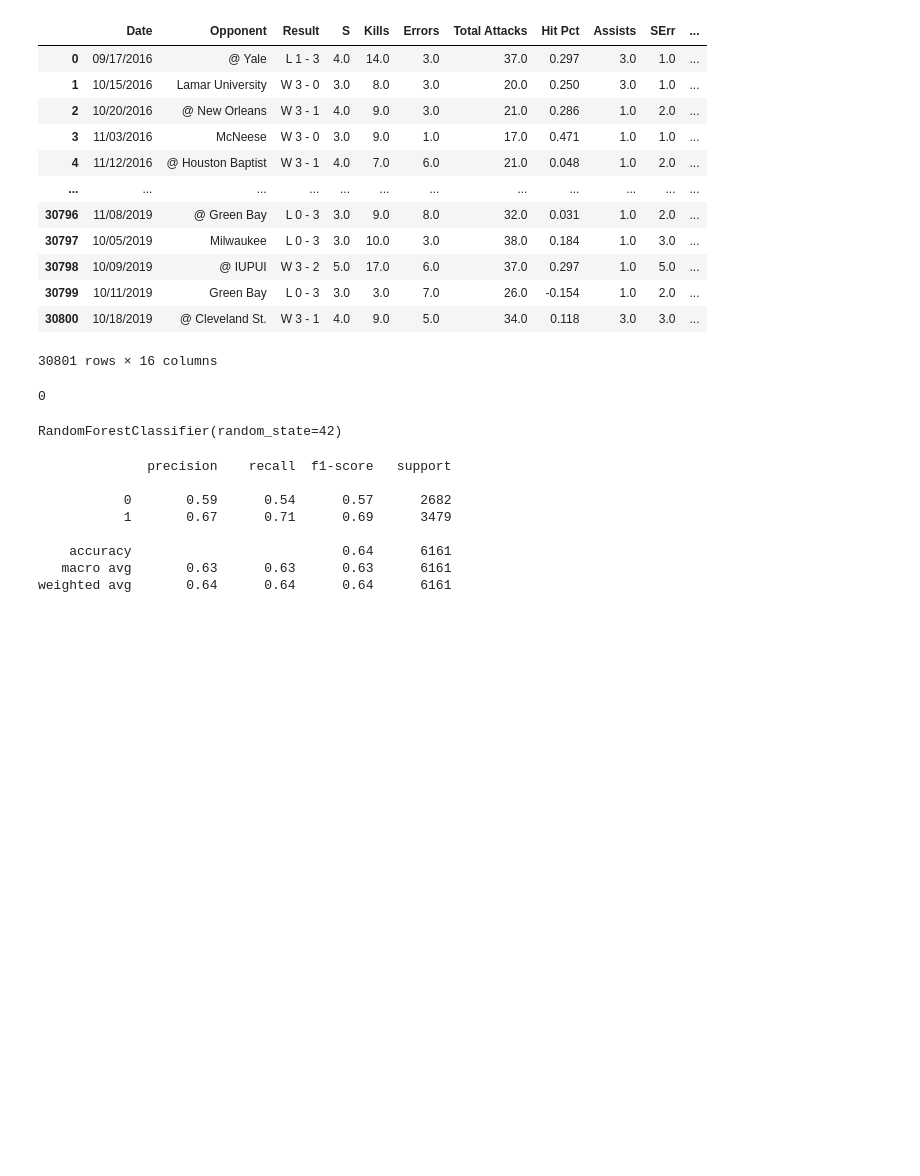
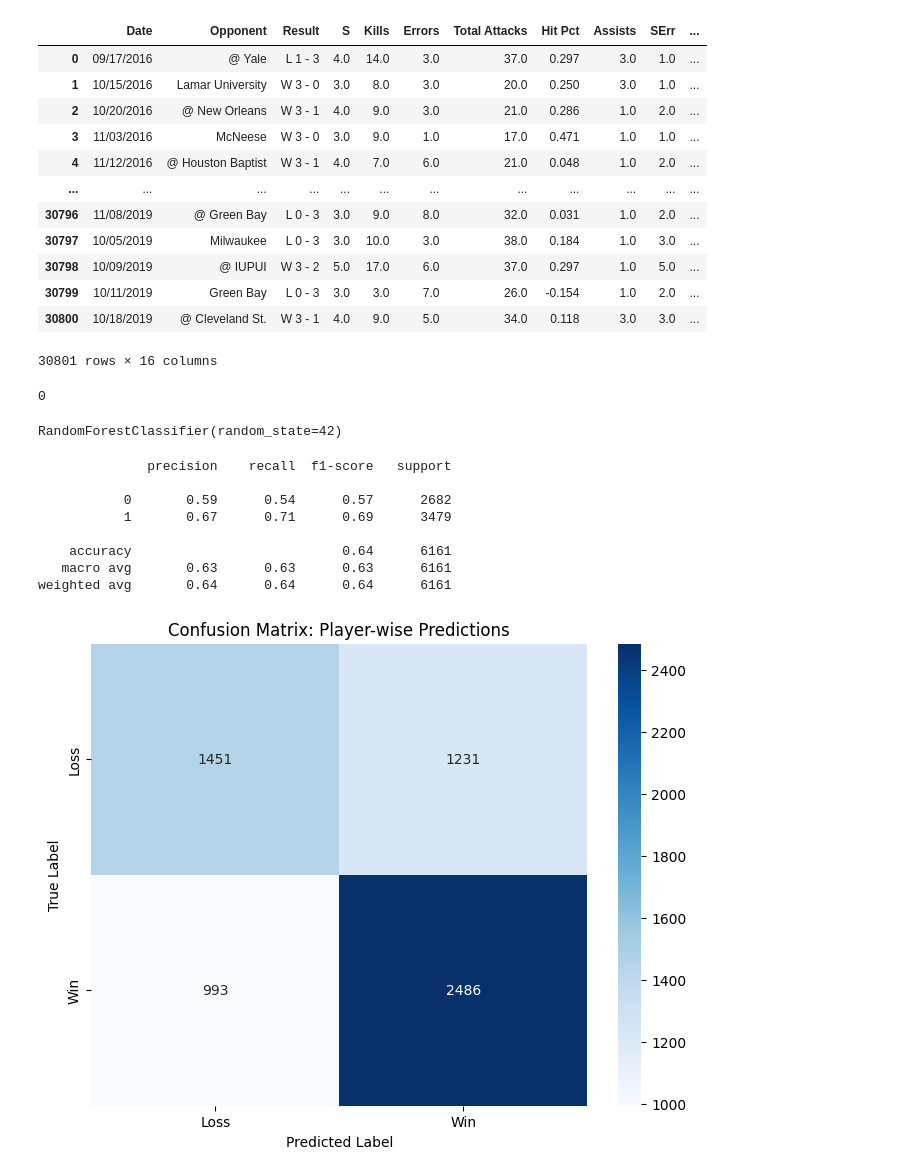
Before and after one commit to zgeblbl/perfmatch-ain311project, a Jupyter notebook: random_forest_classifier.ipynb, the cells around one changed output. Drawn from its saved outputs; the diff is of its cells as text; code cells hidden in the pictures; blank space fills up the shorter version.

```diff
--- a/random_forest_classifier.ipynb
+++ b/random_forest_classifier.ipynb
@@ -140,3 +152,13 @@ print(classification_report(y_test_player, y_pred_player))
     accuracy                           0.64      6161
    macro avg       0.63      0.63      0.63      6161
 weighted avg       0.64      0.64      0.64      6161
+# %%
+cm_player = confusion_matrix(y_test_player, y_pred_player)
+plt.figure(figsize=(8, 6))
+sns.heatmap(cm_player, annot=True, fmt="d", cmap="Blues", xticklabels=["Loss", "Win"], yticklabels=["Loss", "Win"])
+plt.title("Confusion Matrix: Player-wise Predictions")
+plt.xlabel("Predicted Label")
+plt.ylabel("True Label")
+plt.show()
+# %% [output]
+[figure, added]
```
Also changed, not shown: parts of 2 cells of this notebook.
